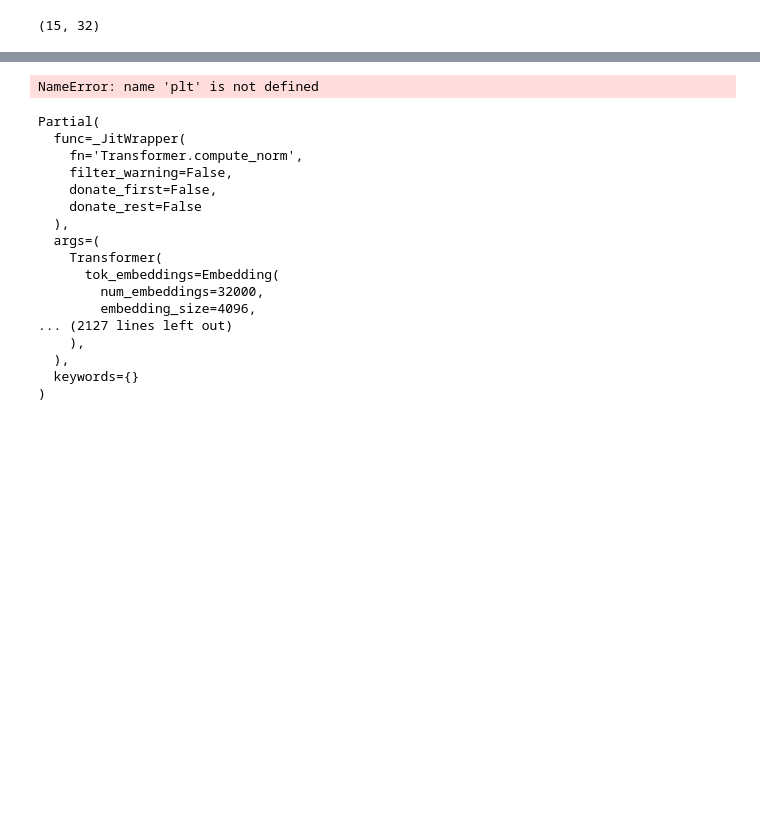
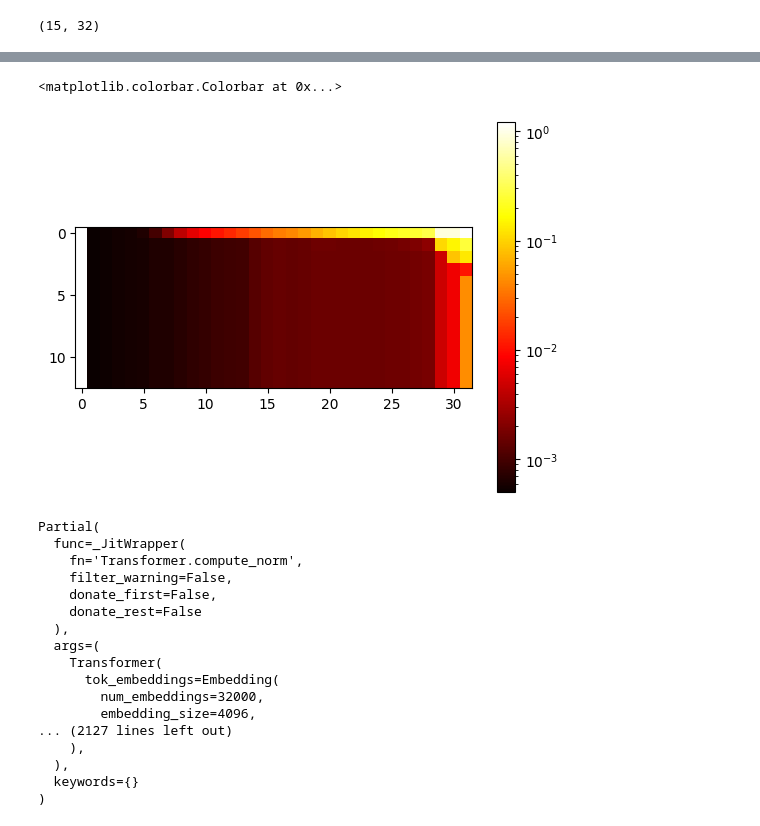
Before and after one commit to npandit0/parallel_transformers, a Jupyter notebook: nbs/xg_nbs/sandbox_no_kv.ipynb, the cells around one changed output, grey strips where cells are left out. Cells and saved outputs as stored; diff of their text form; code cells hidden in the pictures; blank space fills up the shorter version.

```diff
--- a/nbs/xg_nbs/sandbox_no_kv.ipynb
+++ b/nbs/xg_nbs/sandbox_no_kv.ipynb
@@ -658,8 +632,11 @@ Text(0, 0.5, 'mean error in activations')
 # %%
-plt.imshow(errors_per_iter_and_layer, cmap="hot", interpolation="nearest")
+import matplotlib.colors as mcolors
+
+plt.imshow(errors_per_iter_and_layer[2:], cmap="hot",norm=mcolors.LogNorm(), interpolation="nearest")
 plt.colorbar()
 # %% [output]
-NameError: name 'plt' is not defined
+<matplotlib.colorbar.Colorbar at 0x...>
+[figure, added]
 # %%
 model.compute_norm
 # %% [output]
```
Also changed, not shown: parts of 7 cells of this notebook, 1 other file.
